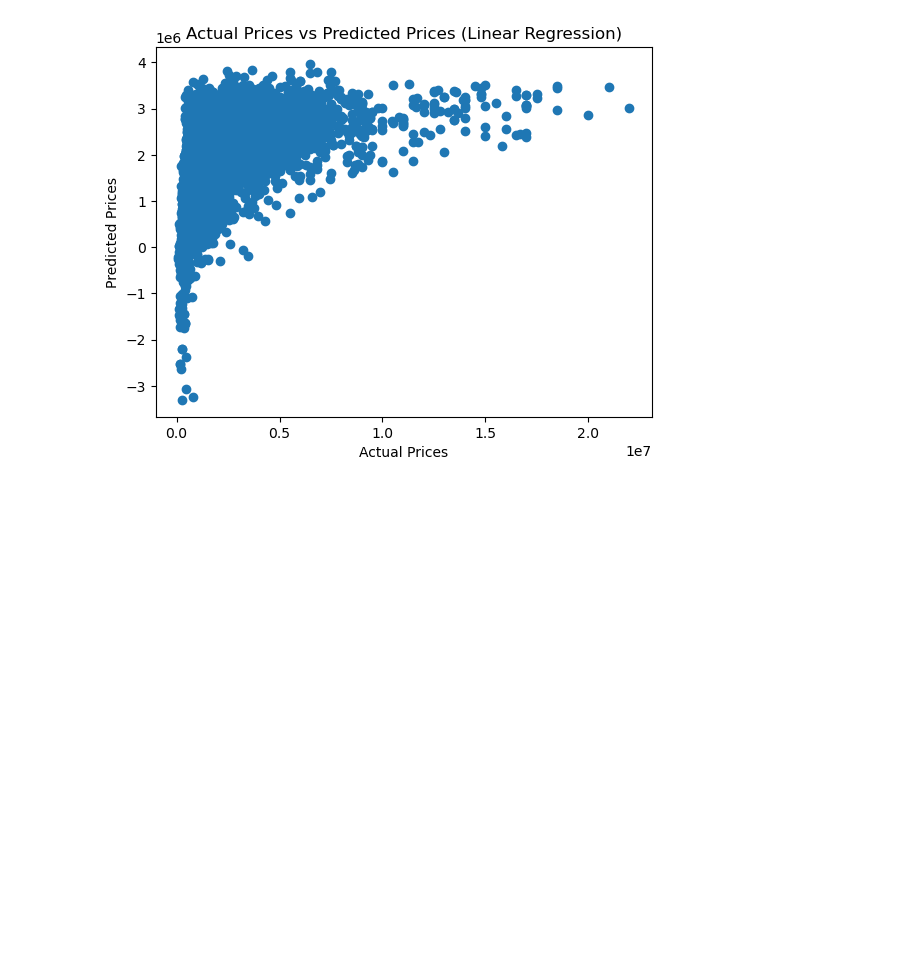
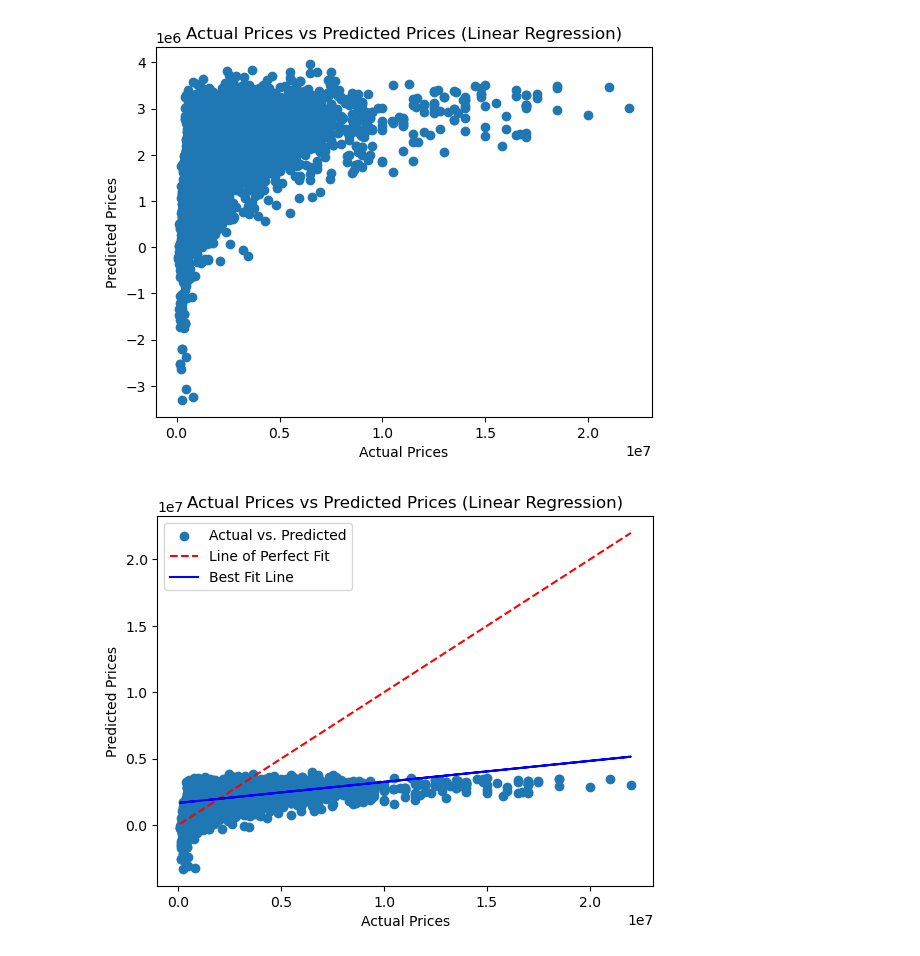
Before and after one commit to Cynthiachelangat/groupcarproject, a Jupyter notebook: model.ipynb, the cells around one changed output. Drawn from its saved outputs; the diff is of its cells as text; code cells hidden in the pictures; blank space fills up the shorter version.

```diff
--- a/model.ipynb
+++ b/model.ipynb
@@ -793,3 +793,18 @@ plt.title("Actual Prices vs Predicted Prices (Linear Regression)")
 plt.show()
 # %% [output]
 [figure]
+# %%
+# Plotting actual vs predicted values with the best fit line
+plt.scatter(y_test, y_pred, label="Actual vs. Predicted")
+plt.plot([min(y_test), max(y_test)], [min(y_test), max(y_test)], linestyle='--', color='red', label='Line of Perfect Fit')
+
+# Draw the best fit line
+plt.plot(y_test, np.polyval(np.polyfit(y_test, y_pred, 1), y_test), color='blue', label='Best Fit Line')
+
+plt.xlabel("Actual Prices")
+plt.ylabel("Predicted Prices")
+plt.title("Actual Prices vs Predicted Prices (Linear Regression)")
+plt.legend()
+plt.show()
+# %% [output]
+[figure, added]
```
Also changed, not shown: parts of 1 cell of this notebook.
